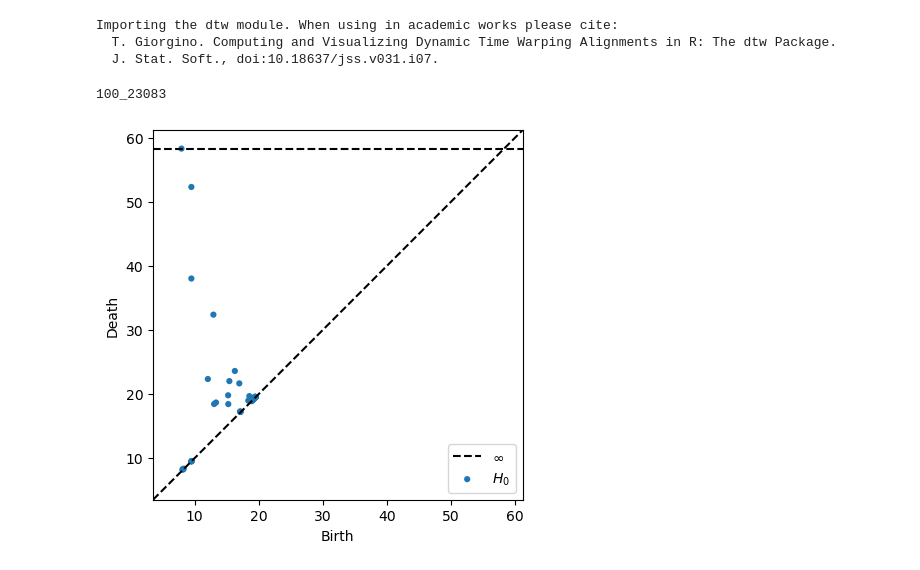
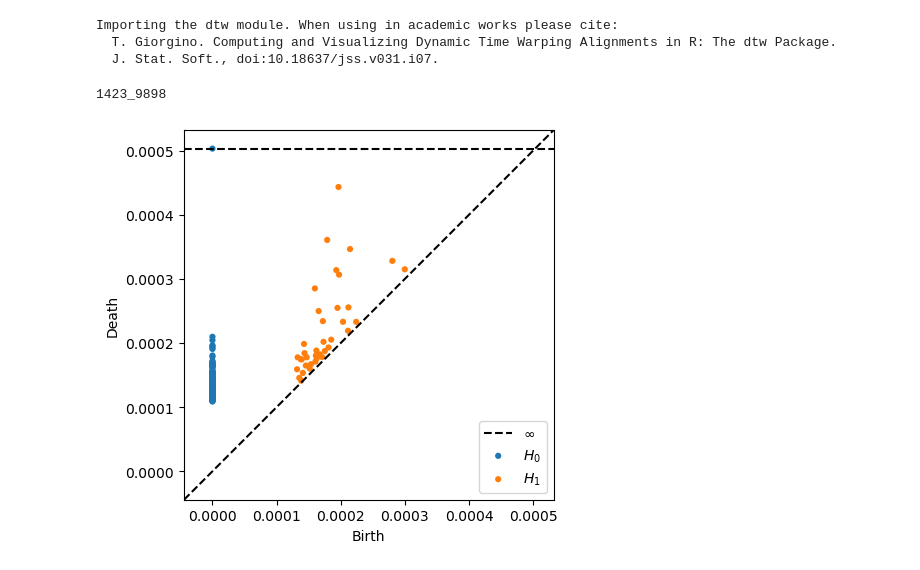
Before and after one commit to shashankmanjunath/tda_sleep_staging, a Jupyter notebook: persistent_curve_approximation.ipynb, the cells around one changed output. Cells and saved outputs as stored; diff of their text form; code cells hidden in the pictures.

```diff
--- a/persistent_curve_approximation.ipynb
+++ b/persistent_curve_approximation.ipynb
@@ -26,7 +27,7 @@ Importing the dtw module. When using in academic works please cite:
   T. Giorgino. Computing and Visualizing Dynamic Time Warping Alignments in R: The dtw Package.
   J. Stat. Soft., doi:10.18637/jss.v031.i07.
 # %%
-idx = 25
+idx = 915
 data_dir = "/work/thesathlab/nchsdb/"
 
 pt_ids = []
@@ -38,24 +39,28 @@ pt_id = pt_ids[idx]
 print(pt_id)
 save_dir = "/work/thesathlab/manjunath.sh/tmp"
 loader = dataset.AirflowSignalProcessor(pt_id=pt_id, data_dir="/work/thesathlab/nchsdb/", save_dir=save_dir)
+
+raw_edf = mne.io.read_raw_edf(loader.edf_fname, verbose=False)
+sfreq = raw_edf.info["sfreq"]
+
+target_intervals = loader.find_target_intervals()
+airflow_cache = loader.load_epoch_cache(raw_edf, target_intervals)
 # %% [output]
-100_23083
+1423_9898
 # %%
-raw_edf = mne.io.read_raw_edf(loader.edf_fname, verbose=False)
-sfreq = raw_edf.info["sfreq"]
-
-target_intervals = loader.find_target_intervals()
-airflow_cache = loader.load_epoch_cache(raw_edf, target_intervals)
-
 data = []
 dgms_dict = {
     "irr_sublevel": [],
     "airflow_sublevel": [],
     "airflow_rips": [],
 }
+target_count = 24
 count = 0
 
 for idx in tqdm(range(len(airflow_cache)), desc=f"Processing {loader.pt_id}..."):
+    if count < target_count:
+        count += 1
+        continue
     data_arr = airflow_cache.get_epoch_sequence(idx, n_epochs=6)
     sqi = utils.calculate_sqi(data_arr, sfreq)
 
@@ -86,17 +91,17 @@ for idx in tqdm(range(len(airflow_cache)), desc=f"Processing {loader.pt_id}...")
 
     count += 1
 
-    if count > 0:
+    if count >= target_count:
         break
 # %%
-overall_dgms = sublevel_dgms_irr
-target_dgm = overall_dgms[0]
+overall_dgms = rips_dgms_airflow
+target_dgm = overall_dgms[1]
 dgm_clean = target_dgm[~np.isinf(target_dgm).any(1)]
 
 persim.plot_diagrams(overall_dgms)
 plt.show()
 # %% [output]
-[figure, old version]
+[figure, new version]
 # %%
 n_coef = 15
 # dgm_clean_t = dgm_clean
```
Also changed, not shown: parts of 16 cells of this notebook, 12 other files.
